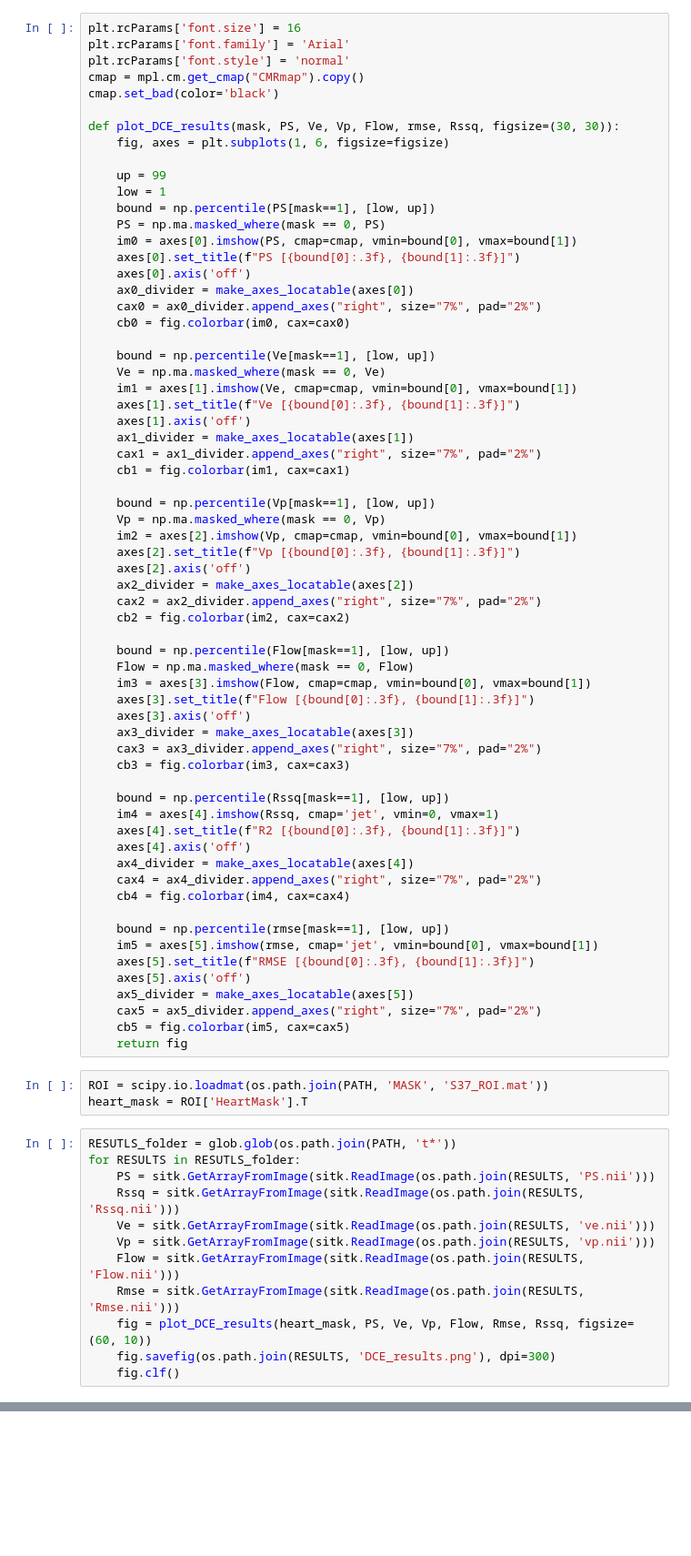
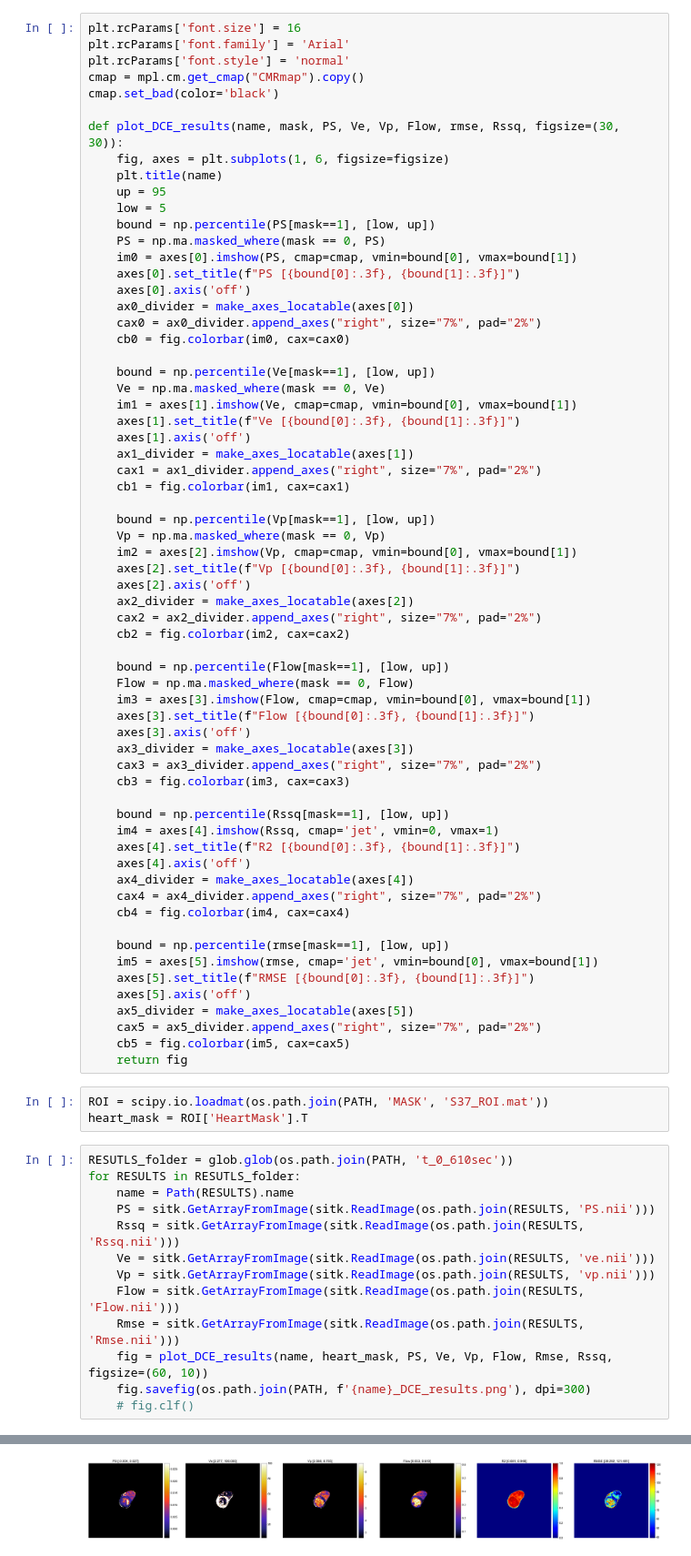
Before and after one commit to gabrielhan23/drosimulation, a Jupyter notebook: perfusion_results.ipynb, the cells around one changed output, grey strips where cells are left out. Shown: that part at 91% size. Cells and saved outputs as stored; diff of their text form; blank space fills up the shorter version.

```diff
--- a/perfusion_results.ipynb
+++ b/perfusion_results.ipynb
@@ -18,11 +17,11 @@ plt.rcParams['font.style'] = 'normal'
 cmap = mpl.cm.get_cmap("CMRmap").copy()
 cmap.set_bad(color='black')
 
-def plot_DCE_results(mask, PS, Ve, Vp, Flow, rmse, Rssq, figsize=(30, 30)):
+def plot_DCE_results(name, mask, PS, Ve, Vp, Flow, rmse, Rssq, figsize=(30, 30)):
     fig, axes = plt.subplots(1, 6, figsize=figsize)
-
-    up = 99
-    low = 1
+    plt.title(name)
+    up = 95
+    low = 5
     bound = np.percentile(PS[mask==1], [low, up])
     PS = np.ma.masked_where(mask == 0, PS)
     im0 = axes[0].imshow(PS, cmap=cmap, vmin=bound[0], vmax=bound[1])
@@ -79,15 +78,16 @@ def plot_DCE_results(mask, PS, Ve, Vp, Flow, rmse, Rssq, figsize=(30, 30)):
 ROI = scipy.io.loadmat(os.path.join(PATH, 'MASK', 'S37_ROI.mat'))
 heart_mask = ROI['HeartMask'].T
 # %%
-RESUTLS_folder = glob.glob(os.path.join(PATH, 't*'))
+RESUTLS_folder = glob.glob(os.path.join(PATH, 't_0_610sec'))
 for RESULTS in RESUTLS_folder:
+    name = Path(RESULTS).name
     PS = sitk.GetArrayFromImage(sitk.ReadImage(os.path.join(RESULTS, 'PS.nii')))
     Rssq = sitk.GetArrayFromImage(sitk.ReadImage(os.path.join(RESULTS, 'Rssq.nii')))
     Ve = sitk.GetArrayFromImage(sitk.ReadImage(os.path.join(RESULTS, 've.nii')))
     Vp = sitk.GetArrayFromImage(sitk.ReadImage(os.path.join(RESULTS, 'vp.nii')))
     Flow = sitk.GetArrayFromImage(sitk.ReadImage(os.path.join(RESULTS, 'Flow.nii')))
     Rmse = sitk.GetArrayFromImage(sitk.ReadImage(os.path.join(RESULTS, 'Rmse.nii')))
-    fig = plot_DCE_results(heart_mask, PS, Ve, Vp, Flow, Rmse, Rssq, figsize=(60, 10))
-    fig.savefig(os.path.join(RESULTS, 'DCE_results.png'), dpi=300)
-    fig.clf()
+    fig = plot_DCE_results(name, heart_mask, PS, Ve, Vp, Flow, Rmse, Rssq, figsize=(60, 10))
+    fig.savefig(os.path.join(PATH, f'{name}_DCE_results.png'), dpi=300)
+    # fig.clf()
 # %% [output]
@@ -106,0 +94 @@ for RESULTS in RESUTLS_folder:
+[figure, added]
```
Also changed, not shown: parts of 3 cells of this notebook, 2 other files.
